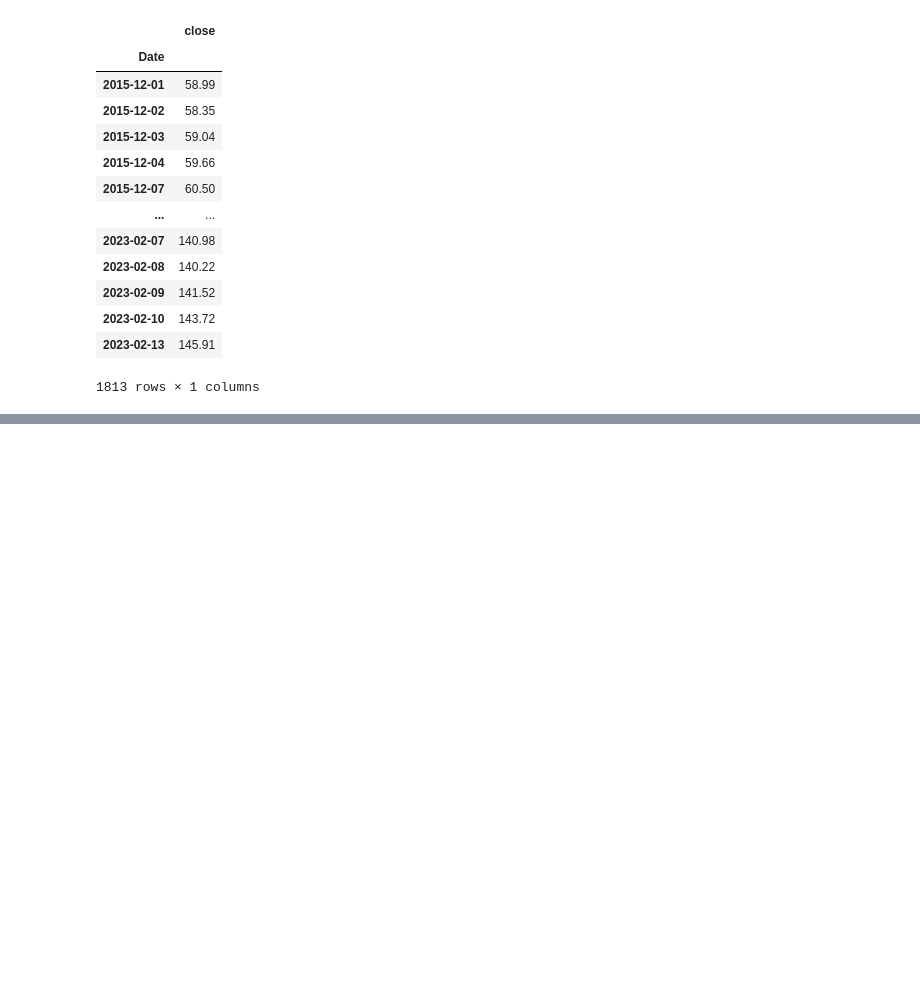
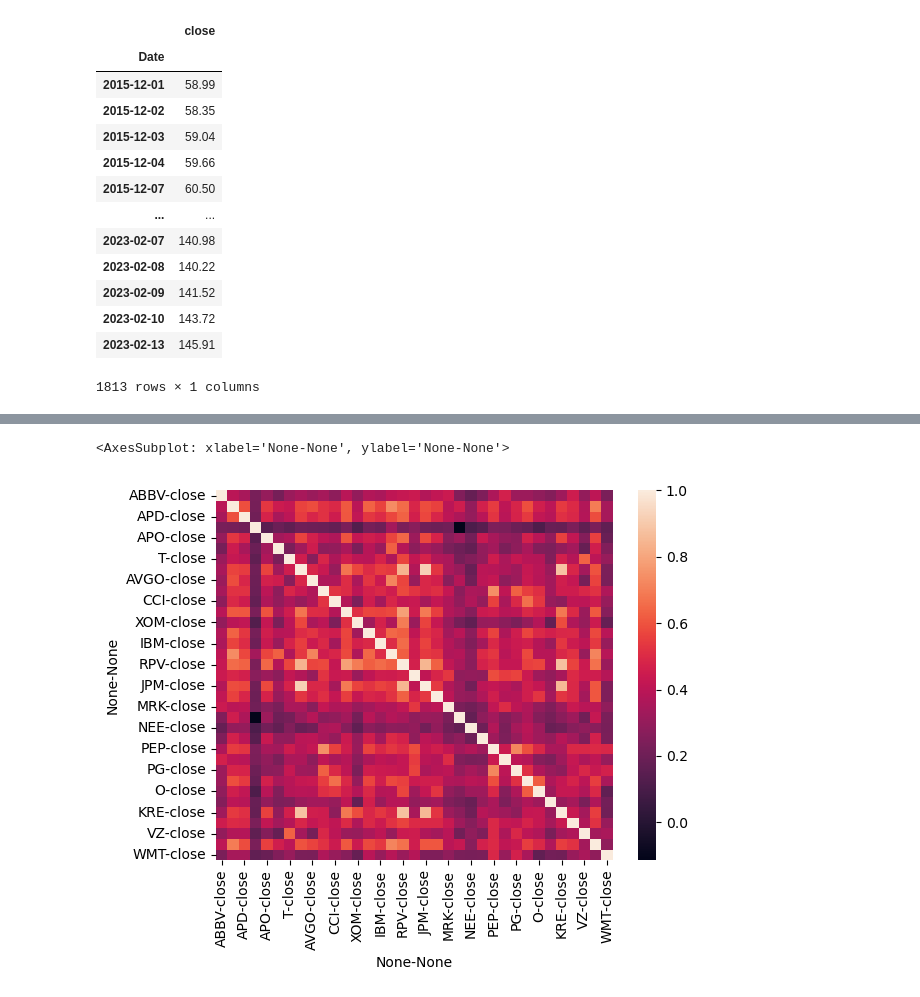
Before and after one commit to omarmoreta/Fintech_Project_1, a Jupyter notebook: Resources/Portfolio_Setup.ipynb, the cells around one changed output, grey strips where cells are left out. Saved outputs shown, nothing was run; the diff lists cells and outputs as text; code cells hidden in the pictures; blank space fills up the shorter version.

```diff
--- a/Resources/Portfolio_Setup.ipynb
+++ b/Resources/Portfolio_Setup.ipynb
@@ -250,0 +262,6 @@ daily_returns
+# %%
+correlation = daily_returns.corr()
+sns.heatmap(correlation)
+# %% [output]
+<AxesSubplot: xlabel='None-None', ylabel='None-None'>
+[figure, added]
```
Also changed, not shown: parts of 11 cells of this notebook, 1 other file.
